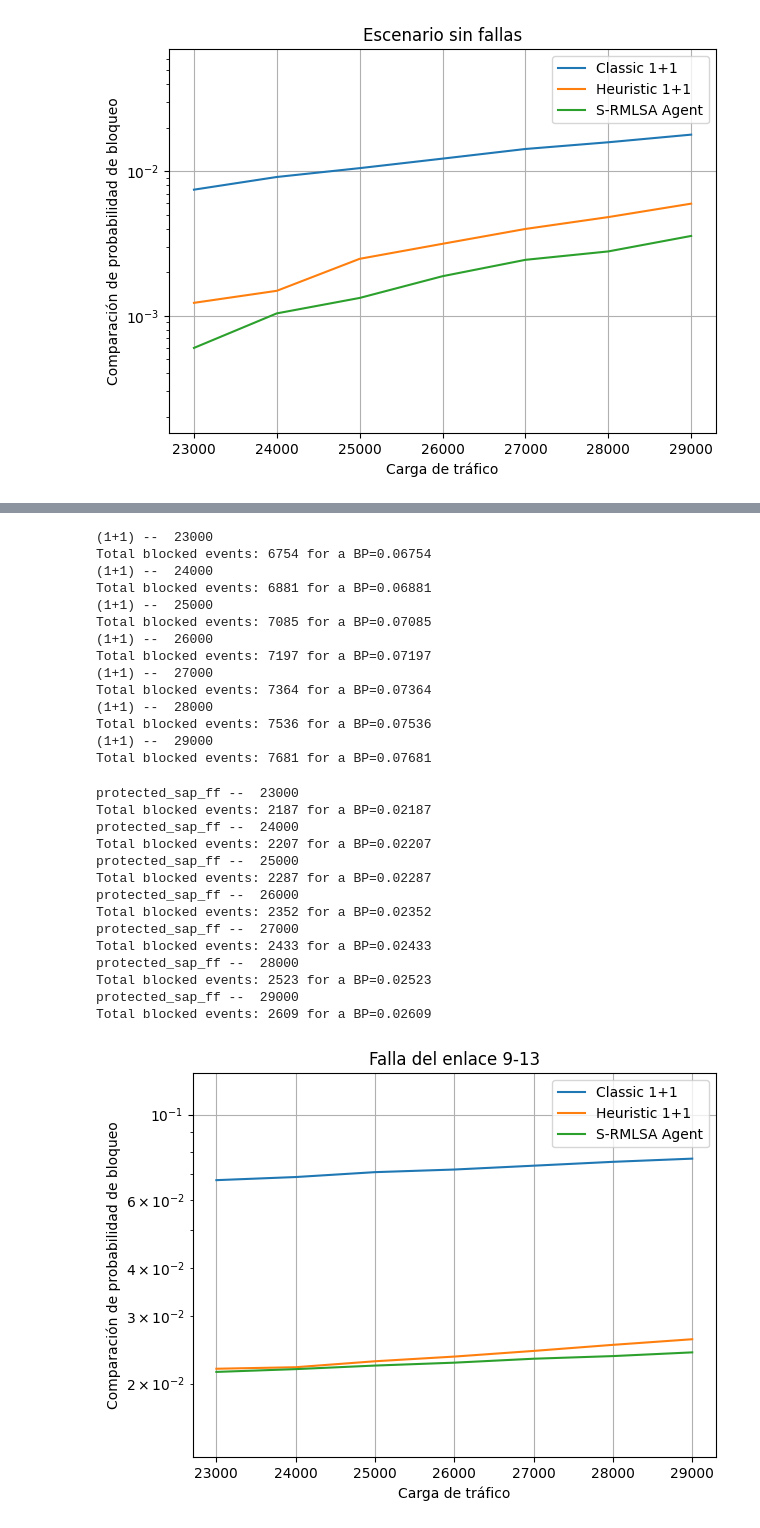
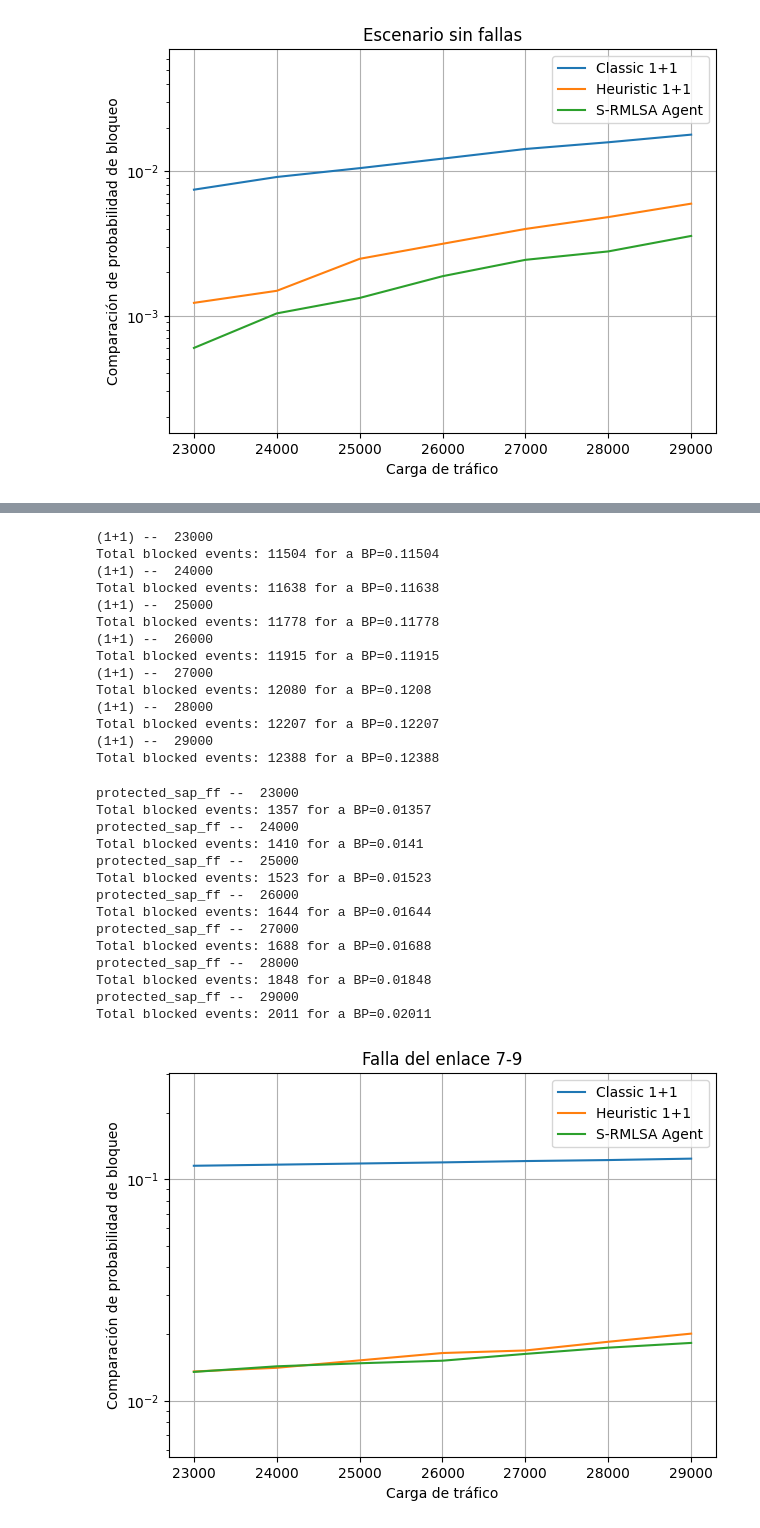
Before and after one commit to jbcedeno930806/multiband, a Jupyter notebook: examples/uknet/S-RMLSA/S-RMSA.ipynb, the cells around one changed output, grey strips where cells are left out. Drawn from its saved outputs; the diff is of its cells as text; code cells hidden in the pictures.

```diff
--- a/examples/uknet/S-RMLSA/S-RMSA.ipynb
+++ b/examples/uknet/S-RMLSA/S-RMSA.ipynb
@@ -547,4 +523,5 @@ Total blocked events: 3894 for a BP=0.03894
 # %%
+best_1_1 = []
 for t in traffics:
     print("protected_sap_ff -- ", t)
     network = Network(
@@ -561,8 +538,9 @@ for t in traffics:
     )
 
     simulator = NetworkSimulator(**sim_args)
-    set_link_sim_failure(network, "3-4")
-    simulator.run(tsteps, SimpleEvaluator(with_protection=True))
+    set_link_sim_failure(network, "3-18")
+    bp = simulator.run(tsteps, SimpleEvaluator(with_protection=True))
+    best_1_1.append(bp)
 
 # [0.00148, 0.00216, 0.00302, 0.00385, 0.00501, 0.00639, 0.00698]
 
@@ -609,9 +584,11 @@ plt.show()
 # %%
+bp_agent2 = []
 for t in traffics:
-    env.reset(options={"lambda": t})
+    env.reset(options={"lambda": t, "hard_reset": True})
     model2 = PPO.load(f"./tmp/{file_name}/smooth_model.zip")
-    print(evaluate_for(model2, env, tsteps, "9-13"))
-
+    bp = evaluate_for(model2, env, tsteps, "7-9")
+    print(bp)
+    bp_agent2.append(bp)
 # [0.021460, 0.021820, 0.022290, 0.022680, 0.023220, 0.023590, 0.024120]
 
 #
@@ -633,4 +610,5 @@ total_blocked 2412
 # %%
+classic_1_1_2 = []
 for t in traffics:
     print("(1+1) -- ", t)
     network = Network(
@@ -647,28 +625,29 @@ for t in traffics:
     )
 
     simulator = NetworkSimulator(**sim_args)
-    set_link_sim_failure(network, "9-13")
-    simulator.run(tsteps, SimpleEvaluator(with_protection=True))
+    set_link_sim_failure(network, "7-9")
+    bp = simulator.run(tsteps, SimpleEvaluator(with_protection=True))
+    classic_1_1_2.append(bp)
 
-# [0.06754, 0.06881, 0.07085, 0.07197, 0.07364, 0.07536, 0.07681]
 
 #
 # %% [output]
 (1+1) --  23000
-Total blocked events: 6754 for a BP=0.06754
+Total blocked events: 11504 for a BP=0.11504
 (1+1) --  24000
-Total blocked events: 6881 for a BP=0.06881
+Total blocked events: 11638 for a BP=0.11638
 (1+1) --  25000
-Total blocked events: 7085 for a BP=0.07085
+Total blocked events: 11778 for a BP=0.11778
 (1+1) --  26000
-Total blocked events: 7197 for a BP=0.07197
+Total blocked events: 11915 for a BP=0.11915
 (1+1) --  27000
-Total blocked events: 7364 for a BP=0.07364
+Total blocked events: 12080 for a BP=0.1208
 (1+1) --  28000
-Total blocked events: 7536 for a BP=0.07536
+Total blocked events: 12207 for a BP=0.12207
 (1+1) --  29000
-Total blocked events: 7681 for a BP=0.07681
+Total blocked events: 12388 for a BP=0.12388
 # %%
+best_1_1_2 = []
 for t in traffics:
     print("protected_sap_ff -- ", t)
     network = Network(
@@ -685,43 +664,40 @@ for t in traffics:
     )
 
     simulator = NetworkSimulator(**sim_args)
-    set_link_sim_failure(network, "9-13")
-    simulator.run(tsteps, SimpleEvaluator(with_protection=True))
+    set_link_sim_failure(network, "7-9")
+    bp = simulator.run(tsteps, SimpleEvaluator(with_protection=True))
+    best_1_1_2.append(bp)
 
 # [0.02187, 0.02207, 0.02287, 0.02352, 0.02433, 0.02523, 0.02609]
 
 #
 # %% [output]
 protected_sap_ff --  23000
-Total blocked events: 2187 for a BP=0.02187
+Total blocked events: 1357 for a BP=0.01357
 protected_sap_ff --  24000
-Total blocked events: 2207 for a BP=0.02207
+Total blocked events: 1410 for a BP=0.0141
 protected_sap_ff --  25000
-Total blocked events: 2287 for a BP=0.02287
+Total blocked events: 1523 for a BP=0.01523
 protected_sap_ff --  26000
-Total blocked events: 2352 for a BP=0.02352
+Total blocked events: 1644 for a BP=0.01644
 protected_sap_ff --  27000
-Total blocked events: 2433 for a BP=0.02433
+Total blocked events: 1688 for a BP=0.01688
 protected_sap_ff --  28000
-Total blocked events: 2523 for a BP=0.02523
+Total blocked events: 1848 for a BP=0.01848
 protected_sap_ff --  29000
-Total blocked events: 2609 for a BP=0.02609
+Total blocked events: 2011 for a BP=0.02011
 # %%
-bp_agent = [0.021460, 0.021820, 0.022290, 0.022680, 0.023220, 0.023590, 0.024120]
-classic_1_1 = [0.06754, 0.06881, 0.07085, 0.07197, 0.07364, 0.07536, 0.07681]
-best_1_1 = [0.02187, 0.02207, 0.02287, 0.02352, 0.02433, 0.02523, 0.02609]
-
-plt.plot(traffics, classic_1_1, label="Classic 1+1")
-plt.plot(traffics, best_1_1, label="Heuristic 1+1")
-plt.plot(traffics, bp_agent, label="S-RMLSA Agent")
+plt.plot(traffics, classic_1_1_2, label="Classic 1+1")
+plt.plot(traffics, best_1_1_2, label="Heuristic 1+1")
+plt.plot(traffics, bp_agent2, label="S-RMLSA Agent")
 plt.margins(y=0.4)
 plt.semilogy()
 plt.xlabel("Carga de tráfico")
 plt.ylabel(f"Comparación de probabilidad de bloqueo")
-plt.title("Falla del enlace 9-13")
+plt.title("Falla del enlace 7-9")
 plt.legend()
 plt.grid(True)
 plt.tight_layout()
 plt.show()
 # %% [output]
-[figure, old version]
+[figure, new version]
```
Also changed, not shown: parts of 13 cells of this notebook, 35 other files.
